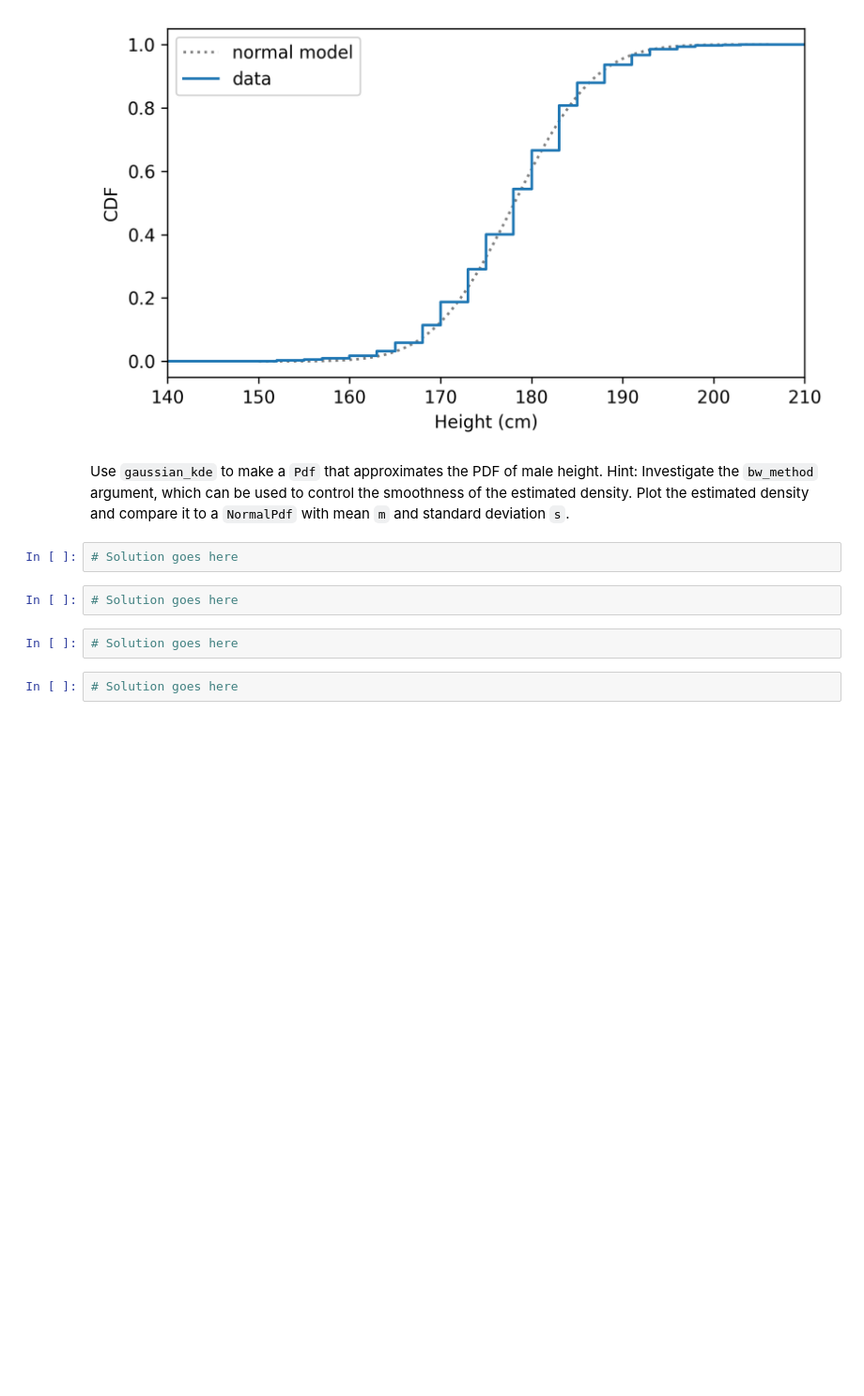
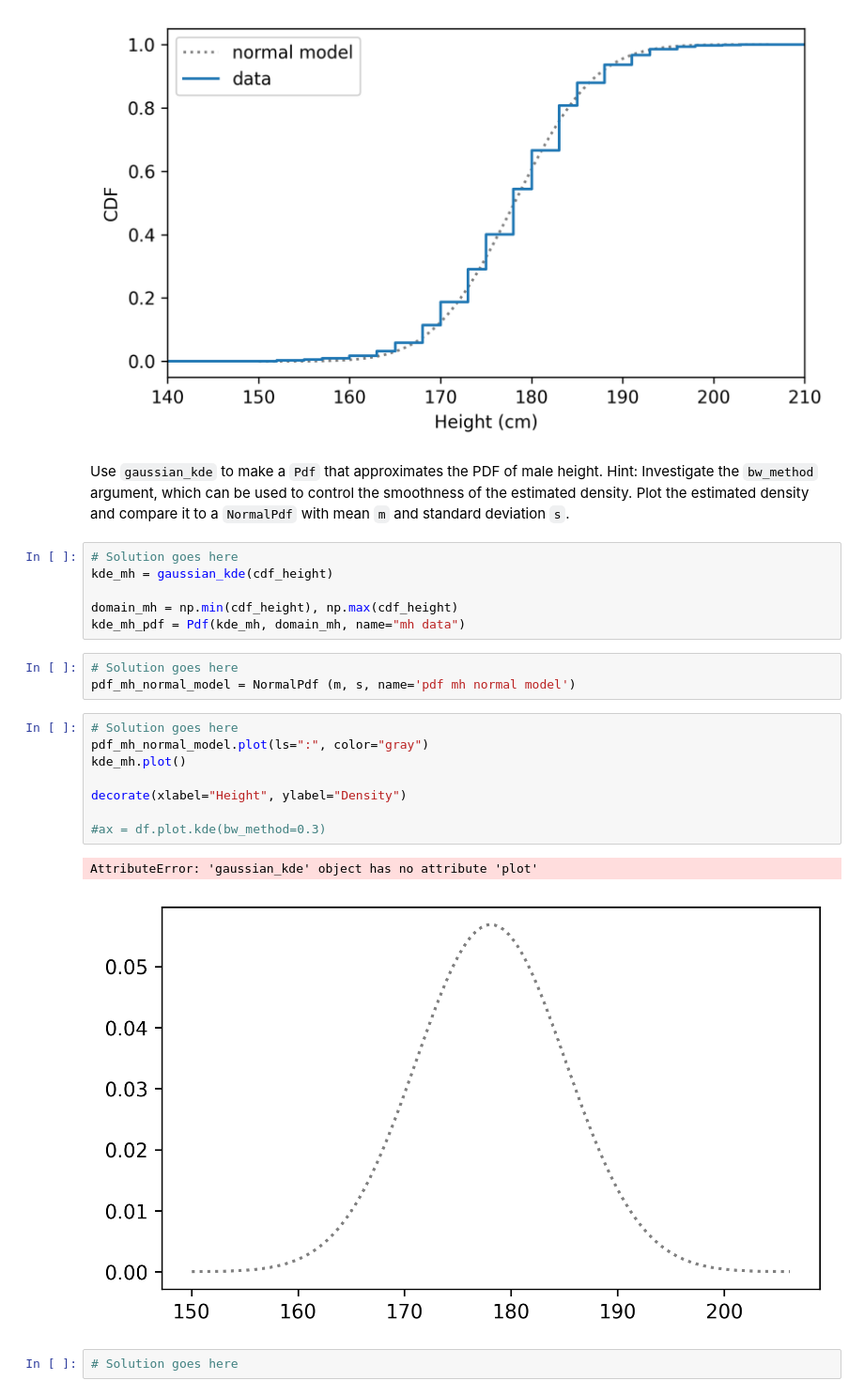
Before and after one commit to gi1no/Education, a Jupyter notebook: ThinkStats/chap06.ipynb, the cells around one changed output. Shown at 94% size. Cells and saved outputs as stored; diff of their text form; blank space fills up the shorter version.

```diff
--- a/ThinkStats/chap06.ipynb
+++ b/ThinkStats/chap06.ipynb
@@ -772,12 +779,26 @@ decorate(xlabel="Height (cm)", ylabel="CDF", xlim=xlim)
 Use `gaussian_kde` to make a `Pdf` that approximates the PDF of male height.
 Hint: Investigate the `bw_method` argument, which can be used to control the smoothness of the estimated density.
 Plot the estimated density and compare it to a `NormalPdf` with mean `m` and standard deviation `s`.
+# %%
+# Solution goes here
+kde_mh = gaussian_kde(cdf_height)
+
+domain_mh = np.min(cdf_height), np.max(cdf_height)
+kde_mh_pdf = Pdf(kde_mh, domain_mh, name="mh data")
 # %%
 # Solution goes here
+pdf_mh_normal_model = NormalPdf (m, s, name='pdf mh normal model')
-# %%
-# Solution goes here
-# %%
-# Solution goes here
+# %%
+# Solution goes here
+pdf_mh_normal_model.plot(ls=":", color="gray")
+kde_mh.plot()
+
+decorate(xlabel="Height", ylabel="Density")
+
+#ax = df.plot.kde(bw_method=0.3)
+# %% [output]
+AttributeError: 'gaussian_kde' object has no attribute 'plot'
+[figure, added]
 # %%
 # Solution goes here
 # %% [markdown]
```
Also changed, not shown: parts of 3 cells of this notebook.
